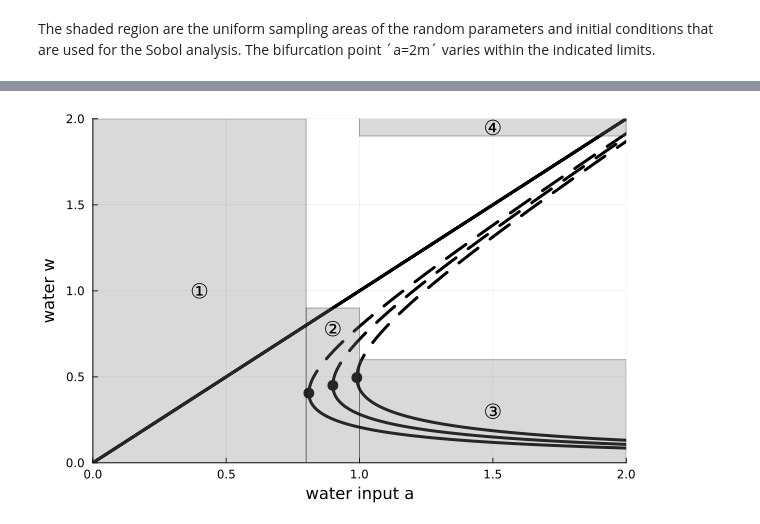
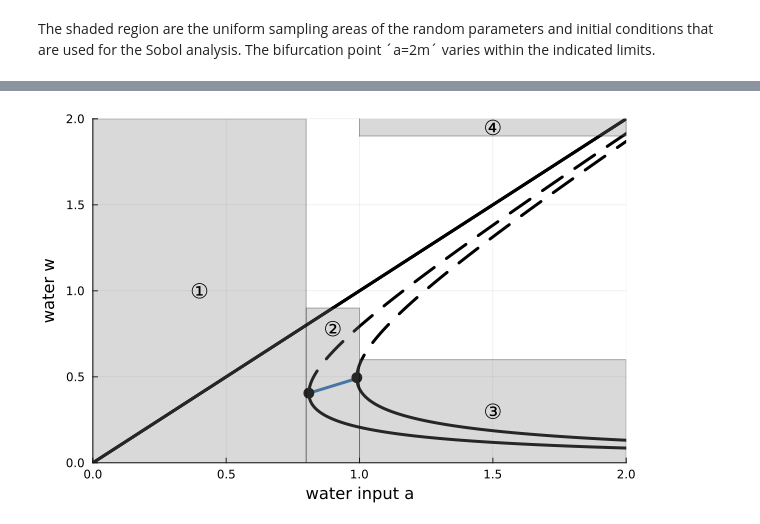
Before and after one commit to lisab00/ma-code, a Jupyter notebook: notebooks/playground/bifurcation_diagrams.ipynb, the cells around one changed output, grey strips where cells are left out. Saved outputs shown, nothing was run; the diff lists cells and outputs as text; code cells hidden in the pictures.

```diff
--- a/notebooks/playground/bifurcation_diagrams.ipynb
+++ b/notebooks/playground/bifurcation_diagrams.ipynb
@@ -43,13 +49,14 @@ annotate!(0.4, 1.0, text("①", :black, 14, :center))
 # %%
-bif_plot(0.45, "w"), bif_plot!(0.405, "w"), bif_plot!(0.495, "w")
+plot([0.81, 1.0], [0.405, 0.495], color="#3070B3", lw=3, label="")
+bif_plot!(0.405, "w"), bif_plot!(0.495, "w")
 plot!(Shape([1, 2, 2, 1], [1.9, 1.9, 3, 3]), color=:gray, alpha=0.3, label="")
 plot!(Shape([1, 2, 2, 1], [0, 0, 0.6, 0.6]), color=:gray, alpha=0.3, label="")
 plot!(Shape([0.8, 1.0, 1.0, 0.8], [0, 0, 0.9, 0.9]), color=:gray, alpha=0.3, label="")
 plot!(Shape([0, 0.8, 0.8, 0],[0, 0, 2, 2]), color=:gray, alpha=0.3, label="")
 
 annotate!(1.5, 1.95, text("④", :black, 14, :center))
 annotate!(1.5, 0.3, text("③", :black, 14, :center))
 annotate!(0.9, 0.78, text("②", :black, 14, :center))
 annotate!(0.4, 1.0, text("①", :black, 14, :center))
 # %% [output]
-[figure, old version]
+[figure, new version]
```
Also changed, not shown: parts of 3 cells of this notebook.
